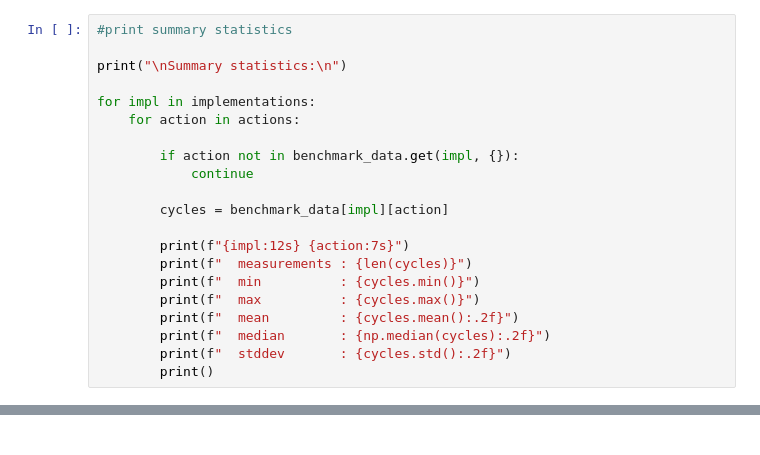
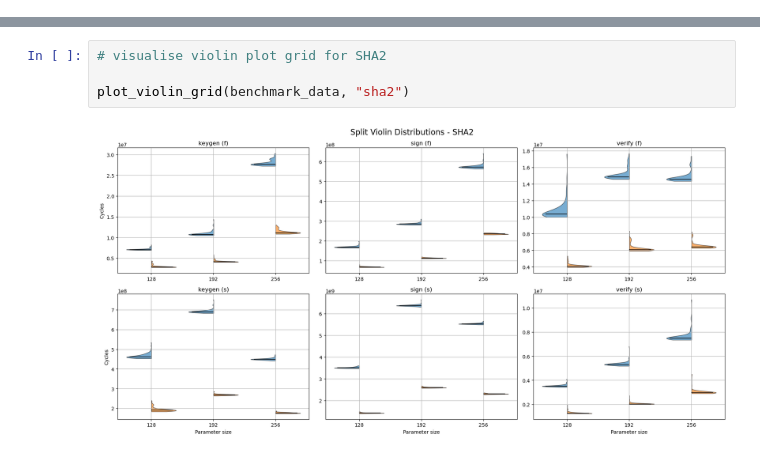
Before and after one commit to Klinkerklank/spx, a Jupyter notebook: bench/plot_bench_results.ipynb, the cells around one changed output, grey strips where cells are left out. Cells and saved outputs as stored; diff of their text form.

Commit message:
added support for plotting benchmarking values for all parameter sets, and changed histograms to violin plots

```diff
--- a/bench/plot_bench_results.ipynb
+++ b/bench/plot_bench_results.ipynb
@@ -142,21 +68,0 @@ for action in actions:
-# %%
-#print summary statistics
-
-print("\nSummary statistics:\n")
-
-for impl in implementations:
-    for action in actions:
-
-        if action not in benchmark_data.get(impl, {}):
-            continue
-
-        cycles = benchmark_data[impl][action]
-
-        print(f"{impl:12s} {action:7s}")
-        print(f"  measurements : {len(cycles)}")
-        print(f"  min          : {cycles.min()}")
-        print(f"  max          : {cycles.max()}")
-        print(f"  mean         : {cycles.mean():.2f}")
-        print(f"  median       : {np.median(cycles):.2f}")
-        print(f"  stddev       : {cycles.std():.2f}")
-        print()
@@ -180,0 +226,6 @@ jasmin_ref   sign
+# %%
+# visualise violin plot grid for SHA2
+
+plot_violin_grid(benchmark_data, "sha2")
+# %% [output]
+[figure, added]
```
Also changed, not shown: parts of 8 cells of this notebook, 1 other file.
